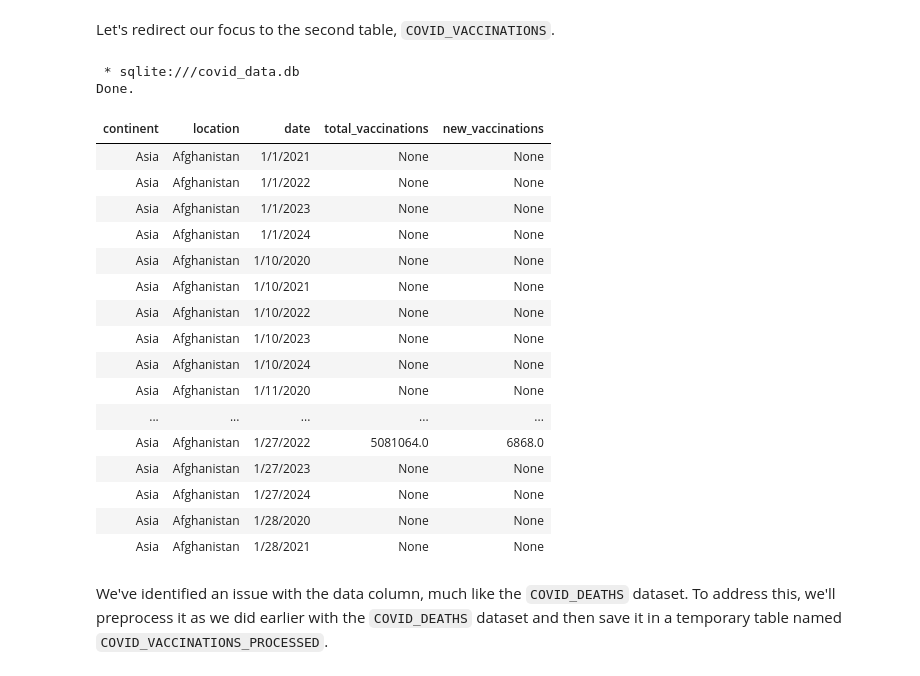
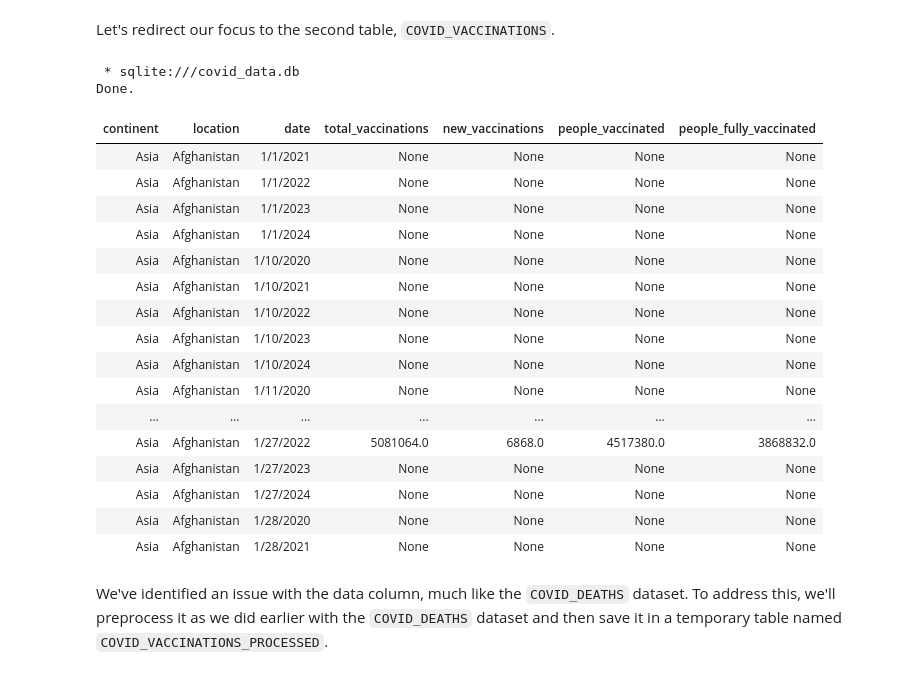
Before and after one commit to hienphan161/covid-data-exploration-with-sql, a Jupyter notebook: Exploring_COVID_19_Data_An_In_depth_Analysis.ipynb, the cells around one changed output. Drawn from its saved outputs; the diff is of its cells as text; code cells hidden in the pictures.

```diff
--- a/Exploring_COVID_19_Data_An_In_depth_Analysis.ipynb
+++ b/Exploring_COVID_19_Data_An_In_depth_Analysis.ipynb
@@ -318,30 +310,37 @@ For our further analysis in this project, to obtain accurate numbers for each co
 Let's redirect our focus to the second table, `COVID_VACCINATIONS`.
 # %%
 %%sql
-SELECT continent, location, date, total_vaccinations, new_vaccinations
+SELECT
+    continent,
+    location,
+    date,
+    total_vaccinations,
+    new_vaccinations,
+    people_vaccinated,
+    people_fully_vaccinated
 FROM COVID_VACCINATIONS
 ORDER BY location, date
 LIMIT 100 -- due to limited resources
 # %% [output]
  * sqlite:///covid_data.db
 Done.
-| continent | location | date | total_vaccinations | new_vaccinations |
-| Asia | Afghanistan | 1/1/2021 | None | None |
-| Asia | Afghanistan | 1/1/2022 | None | None |
-| Asia | Afghanistan | 1/1/2023 | None | None |
-| Asia | Afghanistan | 1/1/2024 | None | None |
-| Asia | Afghanistan | 1/10/2020 | None | None |
-| Asia | Afghanistan | 1/10/2021 | None | None |
-| Asia | Afghanistan | 1/10/2022 | None | None |
-| Asia | Afghanistan | 1/10/2023 | None | None |
-| Asia | Afghanistan | 1/10/2024 | None | None |
-| Asia | Afghanistan | 1/11/2020 | None | None |
-| ... | ... | ... | ... | ... |
-| Asia | Afghanistan | 1/27/2022 | 5081064.0 | 6868.0 |
-| Asia | Afghanistan | 1/27/2023 | None | None |
-| Asia | Afghanistan | 1/27/2024 | None | None |
-| Asia | Afghanistan | 1/28/2020 | None | None |
-| Asia | Afghanistan | 1/28/2021 | None | None |
+| continent | location | date | total_vaccinations | new_vaccinations | people_vaccinated | people_fully_vaccinated |
+| Asia | Afghanistan | 1/1/2021 | None | None | None | None |
+| Asia | Afghanistan | 1/1/2022 | None | None | None | None |
+| Asia | Afghanistan | 1/1/2023 | None | None | None | None |
+| Asia | Afghanistan | 1/1/2024 | None | None | None | None |
+| Asia | Afghanistan | 1/10/2020 | None | None | None | None |
+| Asia | Afghanistan | 1/10/2021 | None | None | None | None |
+| Asia | Afghanistan | 1/10/2022 | None | None | None | None |
+| Asia | Afghanistan | 1/10/2023 | None | None | None | None |
+| Asia | Afghanistan | 1/10/2024 | None | None | None | None |
+| Asia | Afghanistan | 1/11/2020 | None | None | None | None |
+| ... | ... | ... | ... | ... | ... | ... |
+| Asia | Afghanistan | 1/27/2022 | 5081064.0 | 6868.0 | 4517380.0 | 3868832.0 |
+| Asia | Afghanistan | 1/27/2023 | None | None | None | None |
+| Asia | Afghanistan | 1/27/2024 | None | None | None | None |
+| Asia | Afghanistan | 1/28/2020 | None | None | None | None |
+| Asia | Afghanistan | 1/28/2021 | None | None | None | None |
 # %% [markdown]
 We've identified an issue with the data column, much like the `COVID_DEATHS` dataset. To address this, we'll preprocess it as we did earlier with the `COVID_DEATHS` dataset and then save it in a temporary table named `COVID_VACCINATIONS_PROCESSED`.
 # %%
```
Also changed, not shown: parts of 35 cells of this notebook.
